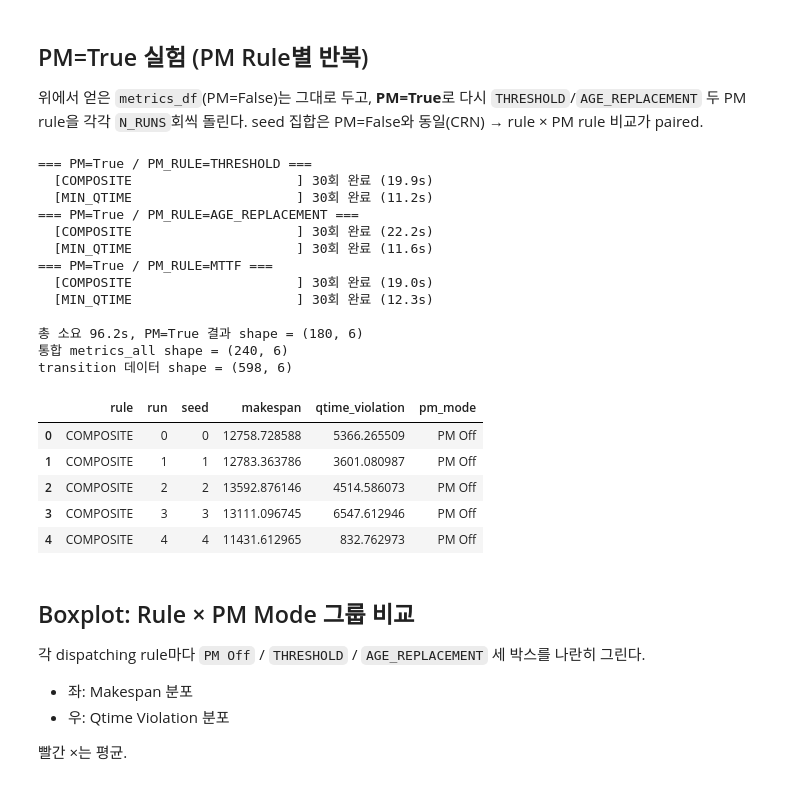
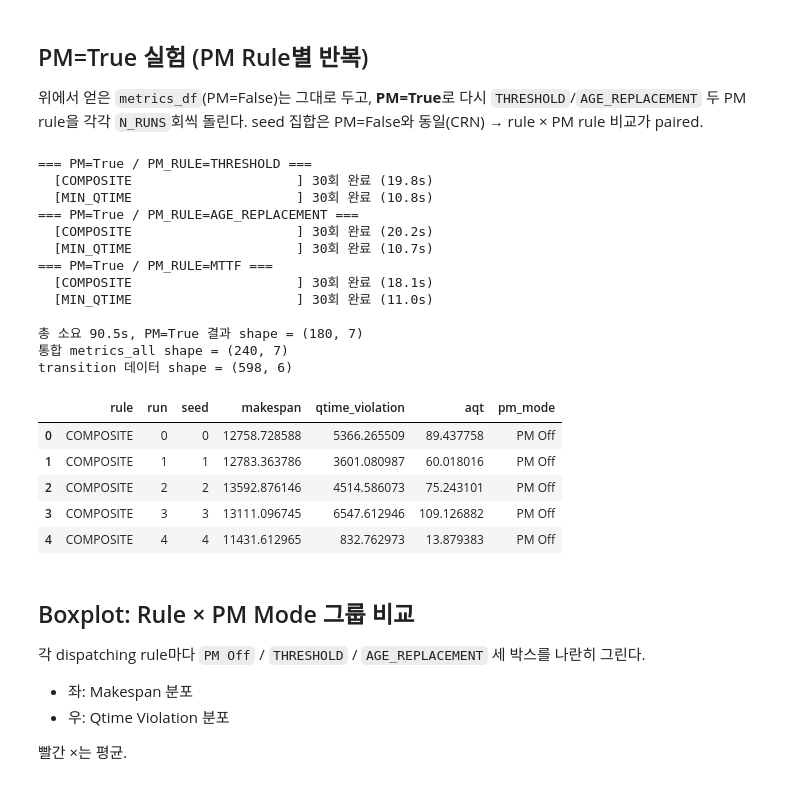
Before and after one commit to cryscham123/simulation_homework, a Jupyter notebook: result_test.ipynb, the cells around one changed output. Saved outputs shown, nothing was run; the diff lists cells and outputs as text; code cells hidden in the pictures.

```diff
--- a/result_test.ipynb
+++ b/result_test.ipynb
@@ -56,6 +56,12 @@ from simulation.priority import set_transition_risk_table
 data_loader = DataLoader(BASE_DATA_PATH)
 data = data_loader.load_all_data()
 print(f"Jobs: {len(data['jobs'])} / Operations: {len(data['operations'])} / Machines: {len(data['machines'])}")
+
+# AQT 분모: data schema 기반 job 수 (grid_search / saa_evaluator와 동일 규약)
+N_JOBS = int(len(data['jobs']))
+if N_JOBS <= 0:
+    raise ValueError("data['jobs']가 비어 있어 AQT 분모를 만들 수 없다.")
+print(f"N_JOBS (AQT 분모) = {N_JOBS}")
 
 # transition 위험 테이블 로드 (없으면 γ 항 무효)
 RISK_CACHE = os.path.join('tuning', 'transition_risk.json')
@@ -116,6 +123,7 @@ def run_simulation(job_rule, composite_w, seed):
     """단일 시뮬레이션 실행 → (makespan, qtime_violation_total, transition_dict).
 
     transition_dict: {'G1->G3': violation_minutes, ...}
+    qtime_violation_total은 분 단위 총합. AQT는 호출부에서 N_JOBS로 나눠 사용.
     """
     os.environ['JOB_RULE'] = job_rule
     if job_rule == 'COMPOSITE':
@@ -166,7 +174,8 @@ for label, job_rule, composite_w in RULES:
             'run': i,
             'seed': seed,
             'makespan': mk,
-            'qtime_violation': qv,
+            'qtime_violation': qv,      # 분, 총합 (transition 분해 등 raw용)
+            'aqt': qv / N_JOBS,         # 분/job, 목적함수 단위
         })
         for trans, vio in td.items():
             records_trans.append({
@@ -297,51 +308,52 @@ for pm_rule in PM_RULES_ON:
                 'seed': seed,
                 'makespan': mk,
                 'qtime_violation': qv,
+                'aqt': qv / N_JOBS,
             })
             for trans, vio in td.items():
                 records_trans_on.append({
                     'rule': label,
                     'pm_mode': pm_rule,
                     'run': i,
                     'seed': seed,
                     'transition': trans,
                     'violation': vio,
                 })
         print(f"  [{label:30s}] {N_RUNS}회 완료 ({time.time()-t0:.1f}s)")
 
 # 환경 변수 원복 (PM=False 기본)
 os.environ['PM_ACTIVE'] = 'False'
 os.environ['PM_RULE']   = 'THRESHOLD'
 
 metrics_on    = pd.DataFrame(records_on)
 metrics_all   = pd.concat([metrics_off, metrics_on], ignore_index=True)
 metrics_trans = pd.concat(
     [metrics_trans_off, pd.DataFrame(records_trans_on)], ignore_index=True
 )
 print(f"\n총 소요 {time.time()-t_start:.1f}s, PM=True 결과 shape = {metrics_on.shape}")
 print(f"통합 metrics_all shape = {metrics_all.shape}")
 print(f"transition 데이터 shape = {metrics_trans.shape}")
 metrics_all.head()
 # %% [output]
 === PM=True / PM_RULE=THRESHOLD ===
-  [COMPOSITE                     ] 30회 완료 (19.9s)
-  [MIN_QTIME                     ] 30회 완료 (11.2s)
+  [COMPOSITE                     ] 30회 완료 (19.8s)
+  [MIN_QTIME                     ] 30회 완료 (10.8s)
 === PM=True / PM_RULE=AGE_REPLACEMENT ===
-  [COMPOSITE                     ] 30회 완료 (22.2s)
-  [MIN_QTIME                     ] 30회 완료 (11.6s)
+  [COMPOSITE                     ] 30회 완료 (20.2s)
+  [MIN_QTIME                     ] 30회 완료 (10.7s)
 === PM=True / PM_RULE=MTTF ===
-  [COMPOSITE                     ] 30회 완료 (19.0s)
-  [MIN_QTIME                     ] 30회 완료 (12.3s)
+  [COMPOSITE                     ] 30회 완료 (18.1s)
+  [MIN_QTIME                     ] 30회 완료 (11.0s)
 
-총 소요 96.2s, PM=True 결과 shape = (180, 6)
-통합 metrics_all shape = (240, 6)
+총 소요 90.5s, PM=True 결과 shape = (180, 7)
+통합 metrics_all shape = (240, 7)
 transition 데이터 shape = (598, 6)
-|  | rule | run | seed | makespan | qtime_violation | pm_mode |
-| 0 | COMPOSITE | 0 | 0 | 12758.728588 | 5366.265509 | PM Off |
-| 1 | COMPOSITE | 1 | 1 | 12783.363786 | 3601.080987 | PM Off |
-| 2 | COMPOSITE | 2 | 2 | 13592.876146 | 4514.586073 | PM Off |
-| 3 | COMPOSITE | 3 | 3 | 13111.096745 | 6547.612946 | PM Off |
-| 4 | COMPOSITE | 4 | 4 | 11431.612965 | 832.762973 | PM Off |
+|  | rule | run | seed | makespan | qtime_violation | aqt | pm_mode |
+| 0 | COMPOSITE | 0 | 0 | 12758.728588 | 5366.265509 | 89.437758 | PM Off |
+| 1 | COMPOSITE | 1 | 1 | 12783.363786 | 3601.080987 | 60.018016 | PM Off |
+| 2 | COMPOSITE | 2 | 2 | 13592.876146 | 4514.586073 | 75.243101 | PM Off |
+| 3 | COMPOSITE | 3 | 3 | 13111.096745 | 6547.612946 | 109.126882 | PM Off |
+| 4 | COMPOSITE | 4 | 4 | 11431.612965 | 832.762973 | 13.879383 | PM Off |
 # %% [markdown]
 ## Boxplot: Rule × PM Mode 그룹 비교
 
```
Also changed, not shown: parts of 5 cells of this notebook, 4 other files.
